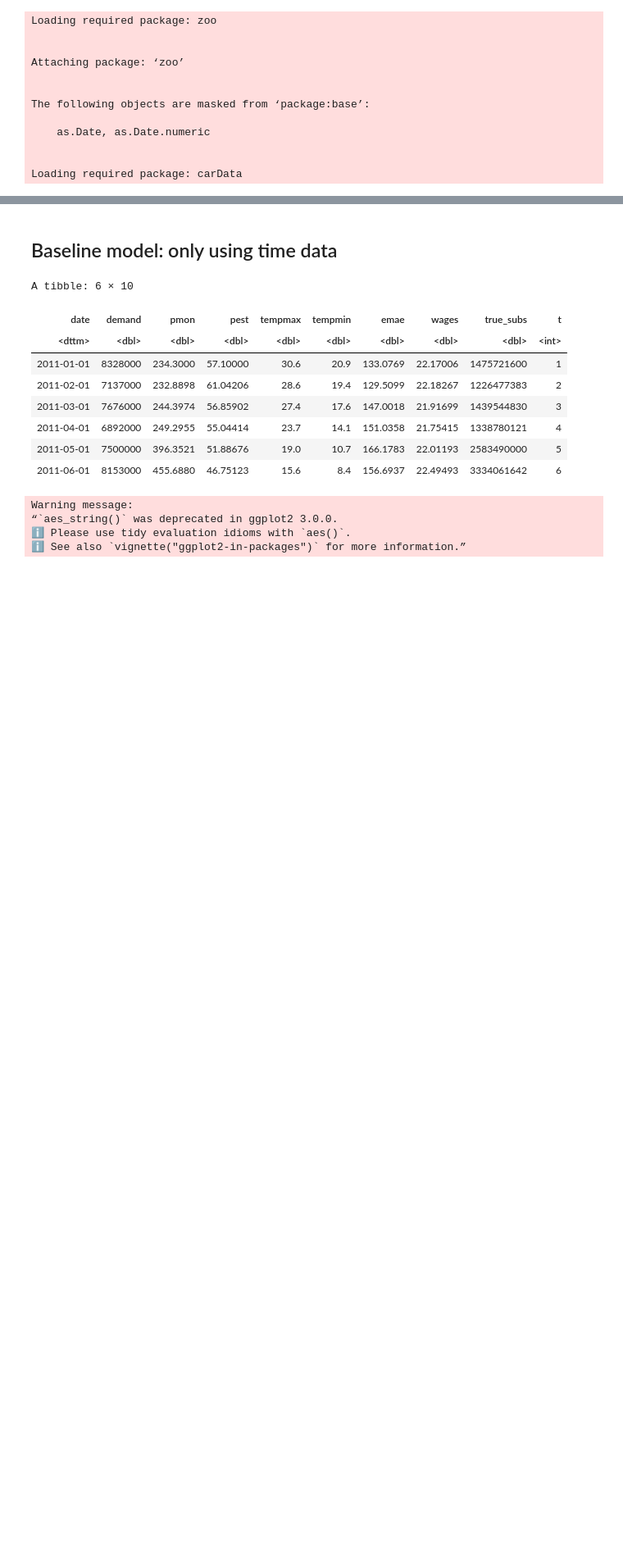
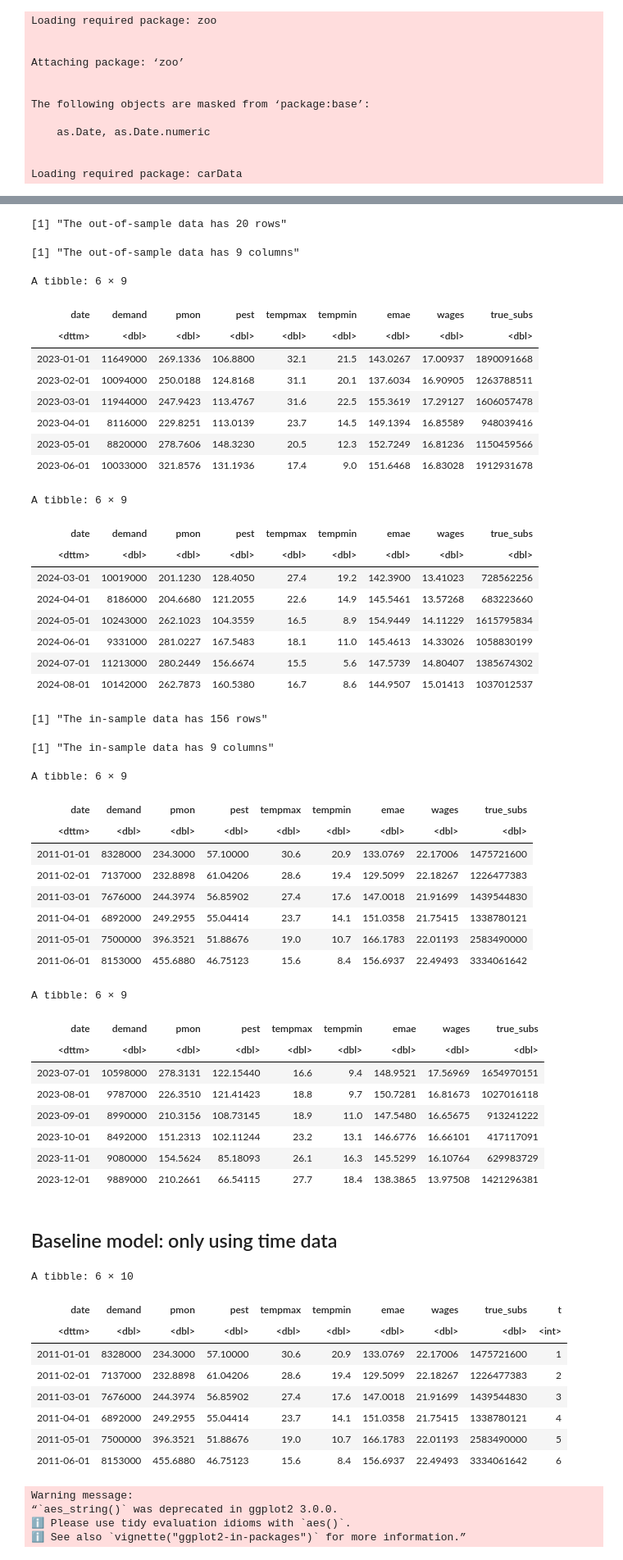
Before and after one commit to jpoletti/elec-demand-arg, a Jupyter notebook: models.ipynb, the cells around one changed output, grey strips where cells are left out. Shown at 82% size. Drawn from its saved outputs; the diff is of its cells as text; code cells hidden in the pictures; blank space fills up the shorter version.

```diff
--- a/models.ipynb
+++ b/models.ipynb
@@ -71,3 +44,57 @@ A tibble: 6 × 9
+# %%
+# Splitting the in-sample data and the out-of-sample data
+new_data <- data[data['date'] > '2022-12-01', ]
+sprintf("The out-of-sample data has %s rows", nrow(new_data))
+sprintf("The out-of-sample data has %s columns", ncol(new_data))
+head(new_data)
+tail(new_data)
+
+data <- data[data['date'] <= '2023-12-01', ]
+sprintf("The in-sample data has %s rows", nrow(data))
+sprintf("The in-sample data has %s columns", ncol(data))
+head(data)
+tail(data)
+# %% [output]
+[1] "The out-of-sample data has 20 rows"
+[1] "The out-of-sample data has 9 columns"
+A tibble: 6 × 9
+| date | demand | pmon | pest | tempmax | tempmin | emae | wages | true_subs |
+| <dttm> | <dbl> | <dbl> | <dbl> | <dbl> | <dbl> | <dbl> | <dbl> | <dbl> |
+| 2023-01-01 | 11649000 | 269.1336 | 106.8800 | 32.1 | 21.5 | 143.0267 | 17.00937 | 1890091668 |
+| 2023-02-01 | 10094000 | 250.0188 | 124.8168 | 31.1 | 20.1 | 137.6034 | 16.90905 | 1263788511 |
+| 2023-03-01 | 11944000 | 247.9423 | 113.4767 | 31.6 | 22.5 | 155.3619 | 17.29127 | 1606057478 |
+| 2023-04-01 | 8116000 | 229.8251 | 113.0139 | 23.7 | 14.5 | 149.1394 | 16.85589 | 948039416 |
+| 2023-05-01 | 8820000 | 278.7606 | 148.3230 | 20.5 | 12.3 | 152.7249 | 16.81236 | 1150459566 |
+| 2023-06-01 | 10033000 | 321.8576 | 131.1936 | 17.4 | 9.0 | 151.6468 | 16.83028 | 1912931678 |
+A tibble: 6 × 9
+| date | demand | pmon | pest | tempmax | tempmin | emae | wages | true_subs |
+| <dttm> | <dbl> | <dbl> | <dbl> | <dbl> | <dbl> | <dbl> | <dbl> | <dbl> |
+| 2024-03-01 | 10019000 | 201.1230 | 128.4050 | 27.4 | 19.2 | 142.3900 | 13.41023 | 728562256 |
+| 2024-04-01 | 8186000 | 204.6680 | 121.2055 | 22.6 | 14.9 | 145.5461 | 13.57268 | 683223660 |
+| 2024-05-01 | 10243000 | 262.1023 | 104.3559 | 16.5 | 8.9 | 154.9449 | 14.11229 | 1615795834 |
+| 2024-06-01 | 9331000 | 281.0227 | 167.5483 | 18.1 | 11.0 | 145.4613 | 14.33026 | 1058830199 |
+| 2024-07-01 | 11213000 | 280.2449 | 156.6674 | 15.5 | 5.6 | 147.5739 | 14.80407 | 1385674302 |
+| 2024-08-01 | 10142000 | 262.7873 | 160.5380 | 16.7 | 8.6 | 144.9507 | 15.01413 | 1037012537 |
+[1] "The in-sample data has 156 rows"
+[1] "The in-sample data has 9 columns"
+A tibble: 6 × 9
+| date | demand | pmon | pest | tempmax | tempmin | emae | wages | true_subs |
+| <dttm> | <dbl> | <dbl> | <dbl> | <dbl> | <dbl> | <dbl> | <dbl> | <dbl> |
+| 2011-01-01 | 8328000 | 234.3000 | 57.10000 | 30.6 | 20.9 | 133.0769 | 22.17006 | 1475721600 |
+| 2011-02-01 | 7137000 | 232.8898 | 61.04206 | 28.6 | 19.4 | 129.5099 | 22.18267 | 1226477383 |
+| 2011-03-01 | 7676000 | 244.3974 | 56.85902 | 27.4 | 17.6 | 147.0018 | 21.91699 | 1439544830 |
+| 2011-04-01 | 6892000 | 249.2955 | 55.04414 | 23.7 | 14.1 | 151.0358 | 21.75415 | 1338780121 |
+| 2011-05-01 | 7500000 | 396.3521 | 51.88676 | 19.0 | 10.7 | 166.1783 | 22.01193 | 2583490000 |
+| 2011-06-01 | 8153000 | 455.6880 | 46.75123 | 15.6 | 8.4 | 156.6937 | 22.49493 | 3334061642 |
+A tibble: 6 × 9
+| date | demand | pmon | pest | tempmax | tempmin | emae | wages | true_subs |
+| <dttm> | <dbl> | <dbl> | <dbl> | <dbl> | <dbl> | <dbl> | <dbl> | <dbl> |
+| 2023-07-01 | 10598000 | 278.3131 | 122.15440 | 16.6 | 9.4 | 148.9521 | 17.56969 | 1654970151 |
+| 2023-08-01 | 9787000 | 226.3510 | 121.41423 | 18.8 | 9.7 | 150.7281 | 16.81673 | 1027016118 |
+| 2023-09-01 | 8990000 | 210.3156 | 108.73145 | 18.9 | 11.0 | 147.5480 | 16.65675 | 913241222 |
+| 2023-10-01 | 8492000 | 151.2313 | 102.11244 | 23.2 | 13.1 | 146.6776 | 16.66101 | 417117091 |
+| 2023-11-01 | 9080000 | 154.5624 | 85.18093 | 26.1 | 16.3 | 145.5299 | 16.10764 | 629983729 |
+| 2023-12-01 | 9889000 | 210.2661 | 66.54115 | 27.7 | 18.4 | 138.3865 | 13.97508 | 1421296381 |
 # %%
 # Defining a few useful functions
 
```
Also changed, not shown: parts of 7 cells of this notebook, 1 other file.
